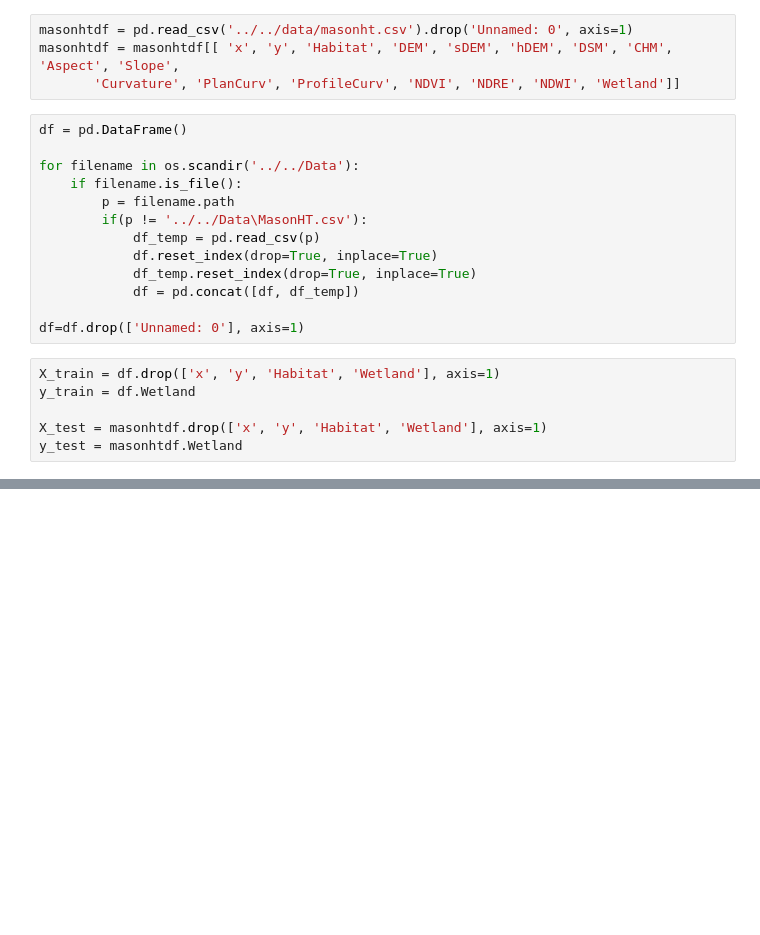
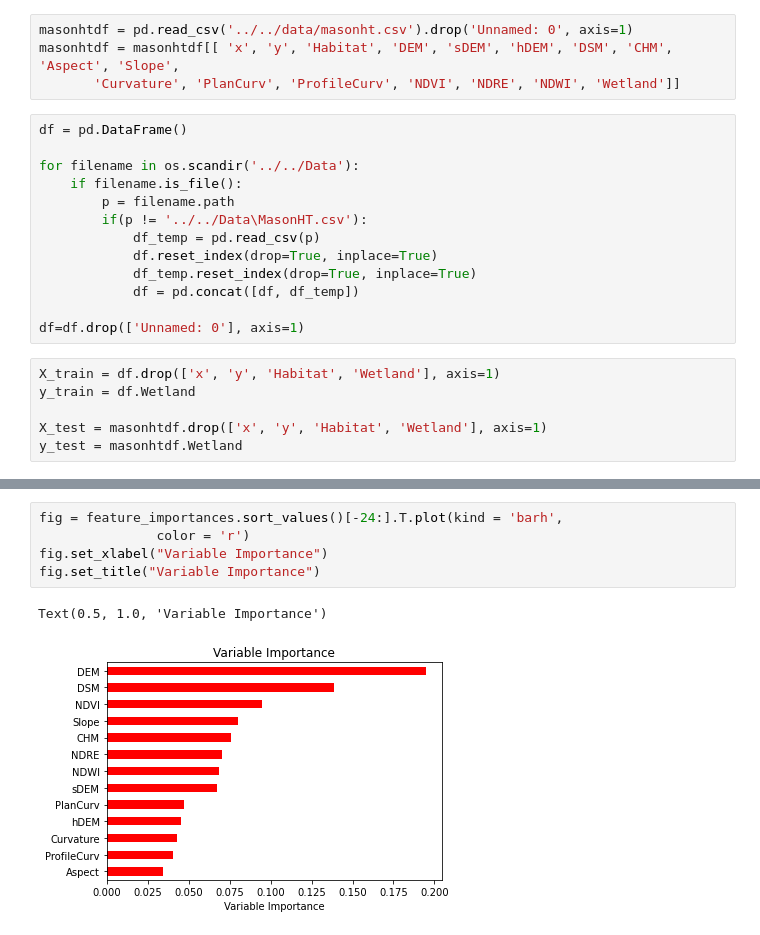
Before and after one commit to sgovil5/wetland-prediction, a Jupyter notebook: V3/All/Classification Models/Individual Sites/MasonHT.ipynb, the cells around one changed output, grey strips where cells are left out. Drawn from its saved outputs; the diff is of its cells as text; blank space fills up the shorter version.

```diff
--- a/V3/All/Classification Models/Individual Sites/MasonHT.ipynb
+++ b/V3/All/Classification Models/Individual Sites/MasonHT.ipynb
@@ -87,0 +91,8 @@ weighted avg       0.91      0.90      0.90       153
+# %%
+fig = feature_importances.sort_values()[-24:].T.plot(kind = 'barh',
+               color = 'r')
+fig.set_xlabel("Variable Importance")
+fig.set_title("Variable Importance")
+# %% [output]
+Text(0.5, 1.0, 'Variable Importance')
+[figure, added]
```
Also changed, not shown: parts of 1 cell of this notebook, 13 other files.
